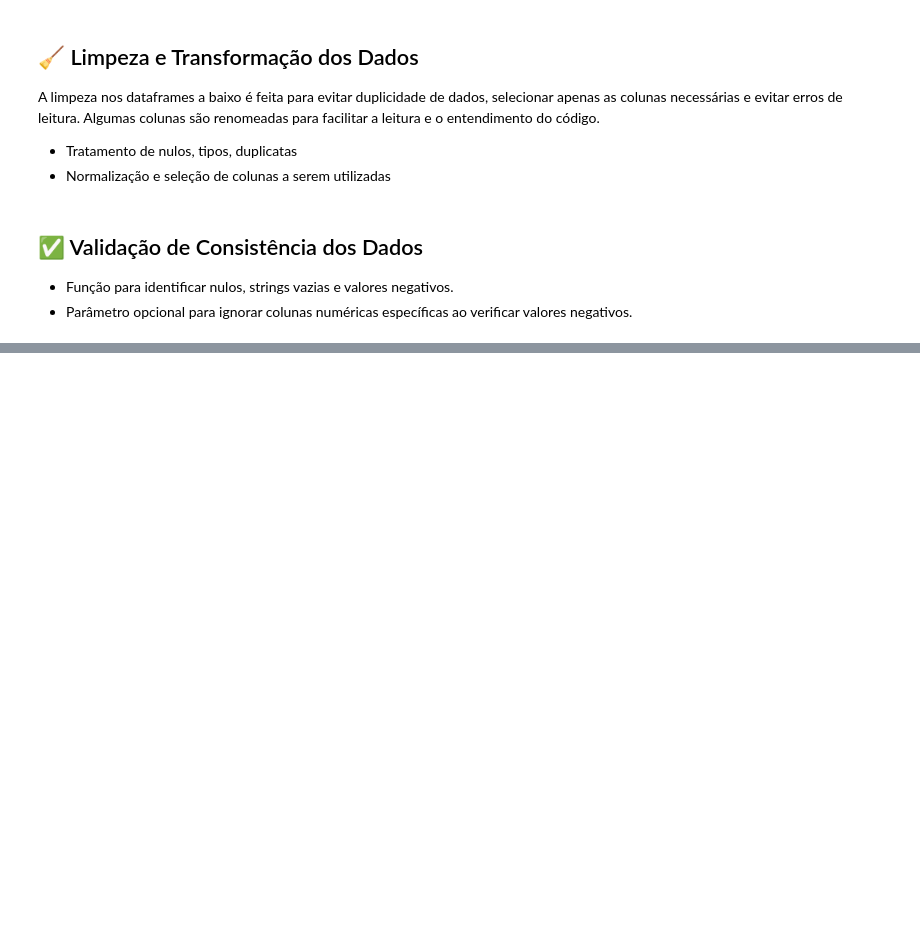
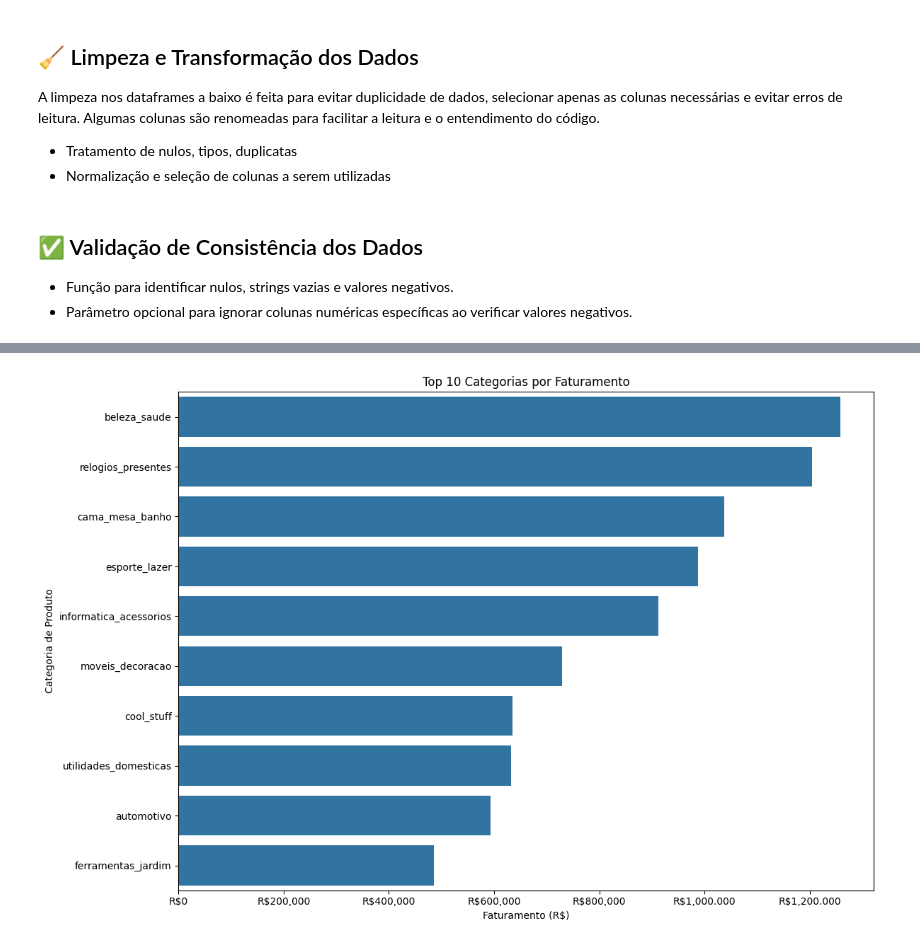
Before and after one commit to livalves/Olist-ecommerce-data-project, a Jupyter notebook: olist_ecommerce.ipynb, the cells around one changed output, grey strips where cells are left out. Saved outputs shown, nothing was run; the diff lists cells and outputs as text; code cells hidden in the pictures; blank space fills up the shorter version.

```diff
--- a/olist_ecommerce.ipynb
+++ b/olist_ecommerce.ipynb
@@ -155,0 +252,19 @@ dtype: int64
+# %%
+# Quais são as categorias de produtos mais vendidas em termos de faturamento?
+
+df_orders_items['total_price'] = df_orders_items['product_price'] * df_orders_items['qtd_order_item']
+df_merged = pd.merge(df_orders_items, df_products[['product_id', 'product_category_name']], on='product_id', how='left')
+category_revenue = df_merged.groupby('product_category_name')['total_price'].sum().reset_index()
+category_revenue = category_revenue.sort_values(by='total_price', ascending=False)
+
+plt.figure(figsize=(12,8))
+ax = sns.barplot(data=category_revenue.head(10), x='total_price', y='product_category_name')
+plt.title('Top 10 Categorias por Faturamento')
+plt.xlabel('Faturamento (R$)')
+plt.ylabel('Categoria de Produto')
+formatter = ticker.FuncFormatter(lambda x, pos: f'R${x:,.0f}'.replace(",", ".").replace(".", ",", 1))
+ax.xaxis.set_major_formatter(formatter)
+plt.tight_layout()
+plt.show()
+# %% [output]
+[figure, added]
```
Also changed, not shown: parts of 13 cells of this notebook, 2 other files.
